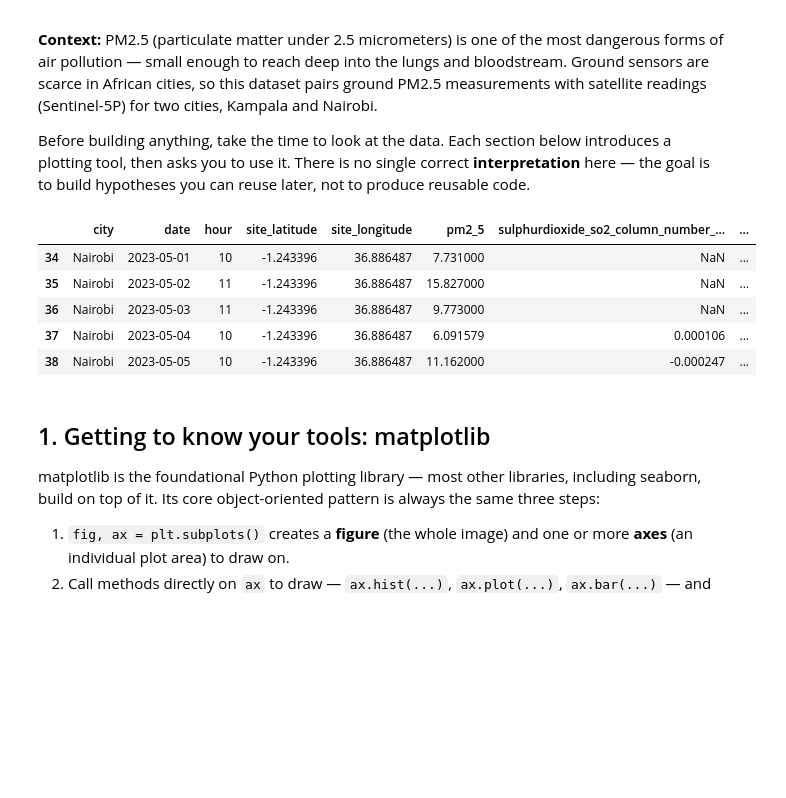
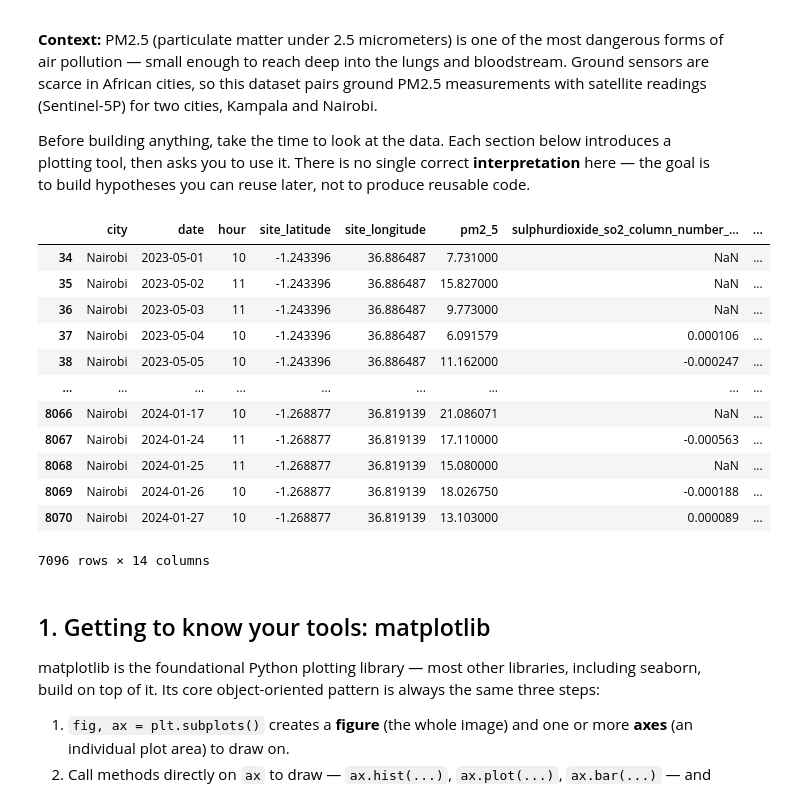
Before and after one commit to AlexisClaude/air_quality, a Jupyter notebook: notebooks/session2/01_discovery.ipynb, the cells around one changed output. Saved outputs shown, nothing was run; the diff lists cells and outputs as text; code cells hidden in the pictures; blank space fills up the shorter version.

```diff
--- a/notebooks/session2/01_discovery.ipynb
+++ b/notebooks/session2/01_discovery.ipynb
@@ -12,33 +12,42 @@ Before building anything, take the time to look at the data. Each section below
 # %%
 import pandas as pd
 import numpy as np
 import matplotlib.pyplot as plt
 import seaborn as sns
 
 CITIES = ["Kampala", "Nairobi"]
 COLUMNS = [
     "city", "date", "hour", "site_latitude", "site_longitude", "pm2_5",
     "sulphurdioxide_so2_column_number_density",
     "carbonmonoxide_co_column_number_density",
     "nitrogendioxide_no2_column_number_density",
     "formaldehyde_tropospheric_hcho_column_number_density",
     "uvaerosolindex_absorbing_aerosol_index",
     "ozone_o3_column_number_density",
     "uvaerosollayerheight_aerosol_height",
     "cloud_cloud_fraction",
 ]
 
 df = pd.read_csv("../../data/train.csv")
+# Just df : 8071 rows x 80 columns
 df = df[df["city"].isin(CITIES)][COLUMNS].copy()
+# Now : 7097 rows x 14 columns
 df["date"] = pd.to_datetime(df["date"])
-df.head()
+df
 # %% [output]
 |  | city | date | hour | site_latitude | site_longitude | pm2_5 | sulphurdioxide_so2_column_number_... | ... |
 | 34 | Nairobi | 2023-05-01 | 10 | -1.243396 | 36.886487 | 7.731000 | NaN | ... |
 | 35 | Nairobi | 2023-05-02 | 11 | -1.243396 | 36.886487 | 15.827000 | NaN | ... |
 | 36 | Nairobi | 2023-05-03 | 11 | -1.243396 | 36.886487 | 9.773000 | NaN | ... |
 | 37 | Nairobi | 2023-05-04 | 10 | -1.243396 | 36.886487 | 6.091579 | 0.000106 | ... |
 | 38 | Nairobi | 2023-05-05 | 10 | -1.243396 | 36.886487 | 11.162000 | -0.000247 | ... |
+| ... | ... | ... | ... | ... | ... | ... | ... | ... |
+| 8066 | Nairobi | 2024-01-17 | 10 | -1.268877 | 36.819139 | 21.086071 | NaN | ... |
+| 8067 | Nairobi | 2024-01-24 | 11 | -1.268877 | 36.819139 | 17.110000 | -0.000563 | ... |
+| 8068 | Nairobi | 2024-01-25 | 11 | -1.268877 | 36.819139 | 15.080000 | NaN | ... |
+| 8069 | Nairobi | 2024-01-26 | 10 | -1.268877 | 36.819139 | 18.026750 | -0.000188 | ... |
+| 8070 | Nairobi | 2024-01-27 | 10 | -1.268877 | 36.819139 | 13.103000 | 0.000089 | ... |
+7096 rows × 14 columns
 # %% [markdown]
 ## 1. Getting to know your tools: matplotlib
 
```
Also changed, not shown: parts of 10 cells of this notebook.
